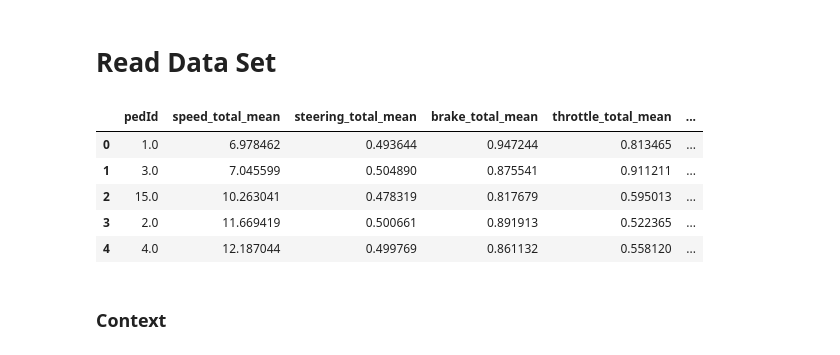
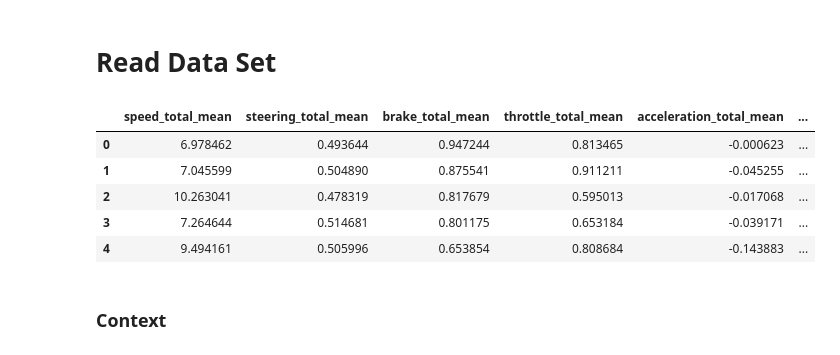
Before and after one commit to jcostamagna/tesisPresentacion, a Jupyter notebook: Thesis_feature_importance.ipynb, the cells around one changed output. Cells and saved outputs as stored; diff of their text form; code cells hidden in the pictures.

```diff
--- a/Thesis_feature_importance.ipynb
+++ b/Thesis_feature_importance.ipynb
@@ -18,17 +18,20 @@ from statistics import mean
 # %% [markdown]
 # Read Data Set
 # %%
-df = pd.read_csv("mergeData_fixed_time.csv")
-df = df.drop('total_time', axis=1)
+df = pd.read_csv("featured_data_with_fixed_time.csv")
+df = df.drop('total_time', axis=1, errors='ignore')
+df = df.drop('session_id', axis=1, errors='ignore')
+df = df.drop('scenario', axis=1, errors='ignore')
+df = df.drop('pedId', axis=1, errors='ignore')
 pd.options.display.max_columns = None
 df.head()
 # %% [output]
-|  | pedId | speed_total_mean | steering_total_mean | brake_total_mean | throttle_total_mean | ... |
-| 0 | 1.0 | 6.978462 | 0.493644 | 0.947244 | 0.813465 | ... |
-| 1 | 3.0 | 7.045599 | 0.504890 | 0.875541 | 0.911211 | ... |
-| 2 | 15.0 | 10.263041 | 0.478319 | 0.817679 | 0.595013 | ... |
-| 3 | 2.0 | 11.669419 | 0.500661 | 0.891913 | 0.522365 | ... |
-| 4 | 4.0 | 12.187044 | 0.499769 | 0.861132 | 0.558120 | ... |
+|  | speed_total_mean | steering_total_mean | brake_total_mean | throttle_total_mean | acceleration_total_mean | ... |
+| 0 | 6.978462 | 0.493644 | 0.947244 | 0.813465 | -0.000623 | ... |
+| 1 | 7.045599 | 0.504890 | 0.875541 | 0.911211 | -0.045255 | ... |
+| 2 | 10.263041 | 0.478319 | 0.817679 | 0.595013 | -0.017068 | ... |
+| 3 | 7.264644 | 0.514681 | 0.801175 | 0.653184 | -0.039171 | ... |
+| 4 | 9.494161 | 0.505996 | 0.653854 | 0.808684 | -0.143883 | ... |
 # %% [markdown]
 ### Context
 # %% [markdown]
```
Also changed, not shown: parts of 4 cells of this notebook.
